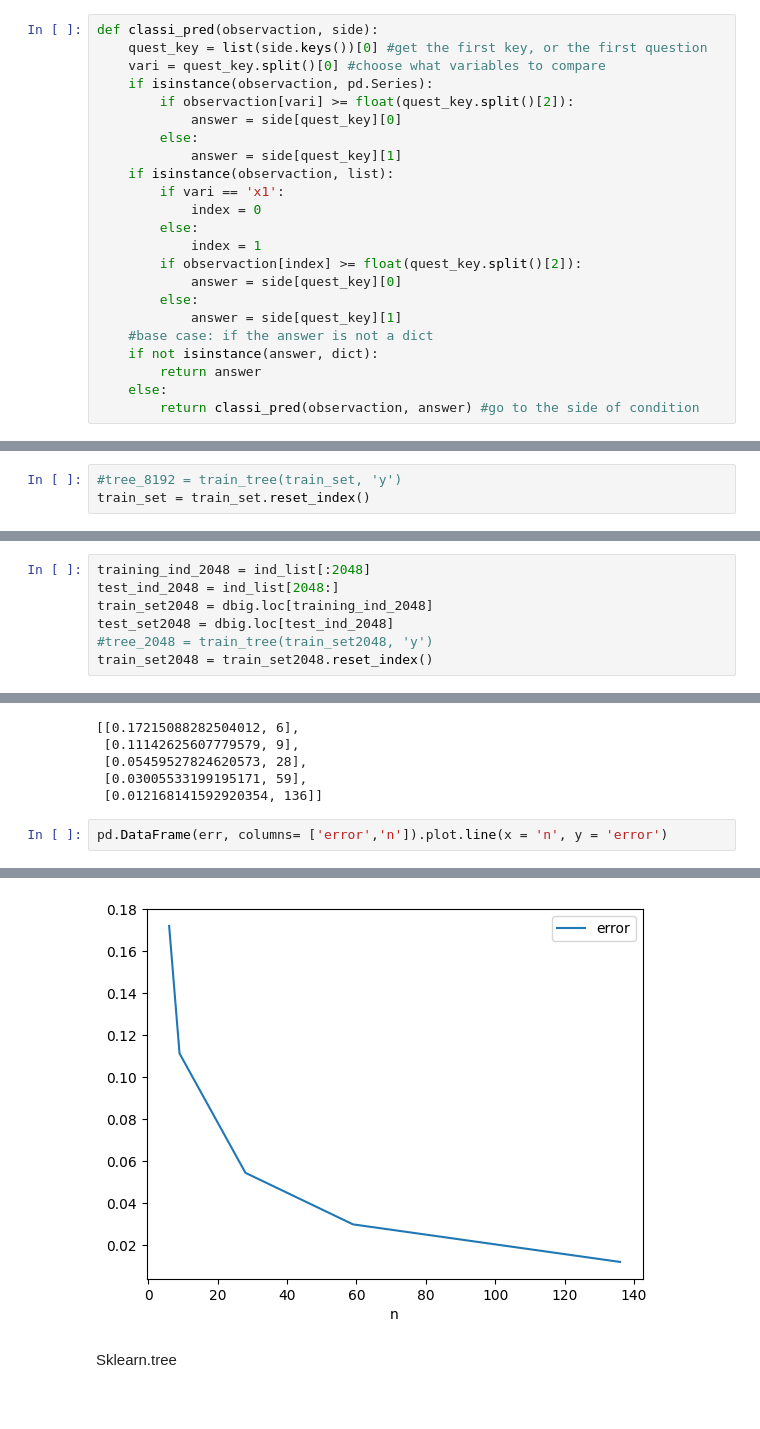
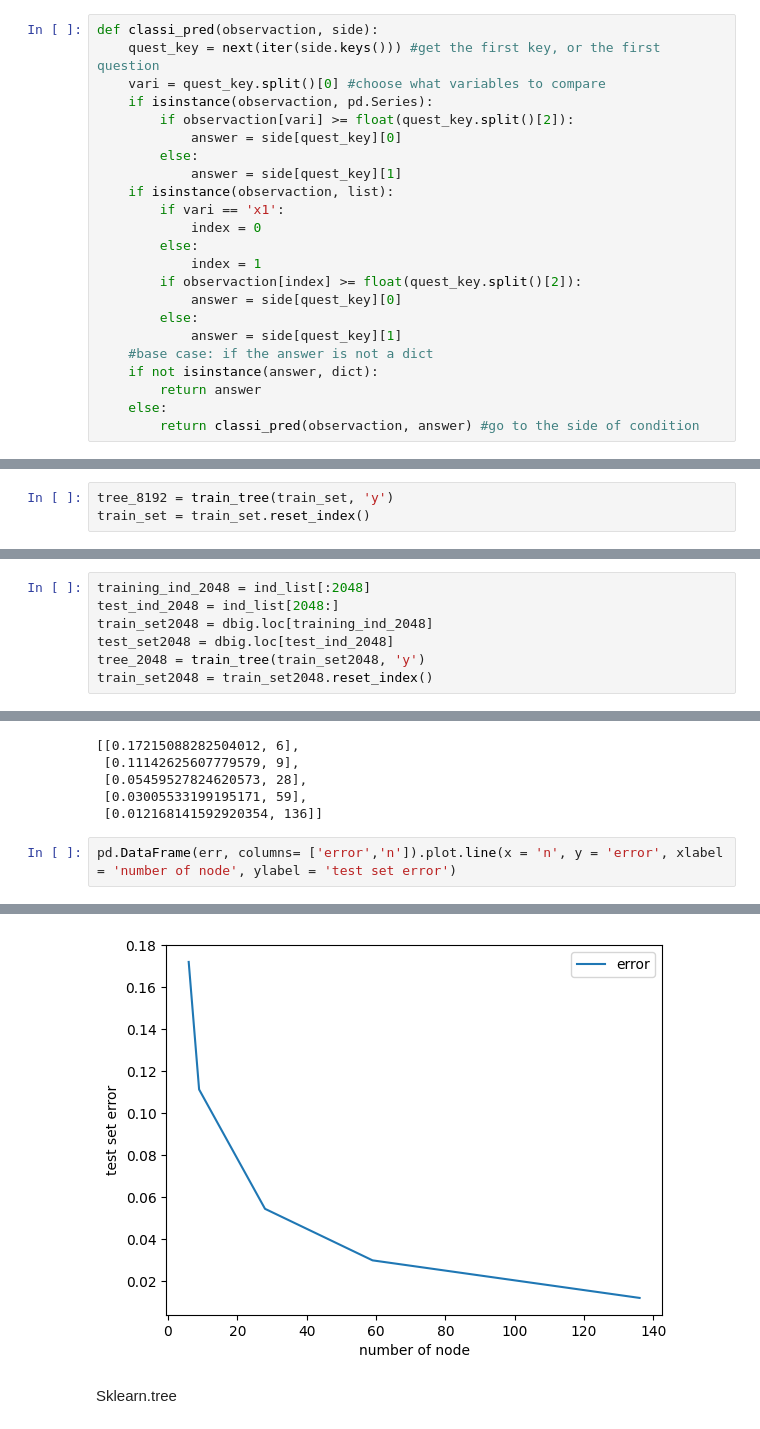
Before and after one commit to Thongnguyentam/Machine_Learning_2023, a Jupyter notebook: Hw2/DT.ipynb, the cells around one changed output, grey strips where cells are left out. Drawn from its saved outputs; the diff is of its cells as text.

```diff
--- a/Hw2/DT.ipynb
+++ b/Hw2/DT.ipynb
@@ -170,7 +192,7 @@ def train_tree(data, y, max_depth = None, counter = 0):
     return subtree
 # %%
 def classi_pred(observaction, side):
-    quest_key = list(side.keys())[0] #get the first key, or the first question
+    quest_key = next(iter(side.keys())) #get the first key, or the first question
     vari = quest_key.split()[0] #choose what variables to compare
     if isinstance(observaction, pd.Series):
         if observaction[vari] >= float(quest_key.split()[2]):
@@ -328,3 +351,3 @@ NameError: name 'colname_d3' is not defined
 # %%
-#tree_8192 = train_tree(train_set, 'y')
+tree_8192 = train_tree(train_set, 'y')
 train_set = train_set.reset_index()
@@ -445,7 +479,7 @@ training_ind_2048 = ind_list[:2048]
 test_ind_2048 = ind_list[2048:]
 train_set2048 = dbig.loc[training_ind_2048]
 test_set2048 = dbig.loc[test_ind_2048]
-#tree_2048 = train_tree(train_set2048, 'y')
+tree_2048 = train_tree(train_set2048, 'y')
 train_set2048 = train_set2048.reset_index()
 # %%
 x1 = np.linspace(-1.5, 1.5, 3000)
@@ -547,5 +581,5 @@ err
  [0.03005533199195171, 59],
  [0.012168141592920354, 136]]
 # %%
-pd.DataFrame(err, columns= ['error','n']).plot.line(x = 'n', y = 'error')
+pd.DataFrame(err, columns= ['error','n']).plot.line(x = 'n', y = 'error', xlabel = 'number of node', ylabel = 'test set error')
 # %% [output]
@@ -553,3 +587,3 @@ pd.DataFrame(err, columns= ['error','n']).plot.line(x = 'n', y = 'error')
-[figure, old version]
+[figure, new version]
 # %% [markdown]
 Sklearn.tree
```
Also changed, not shown: parts of 20 cells of this notebook.
